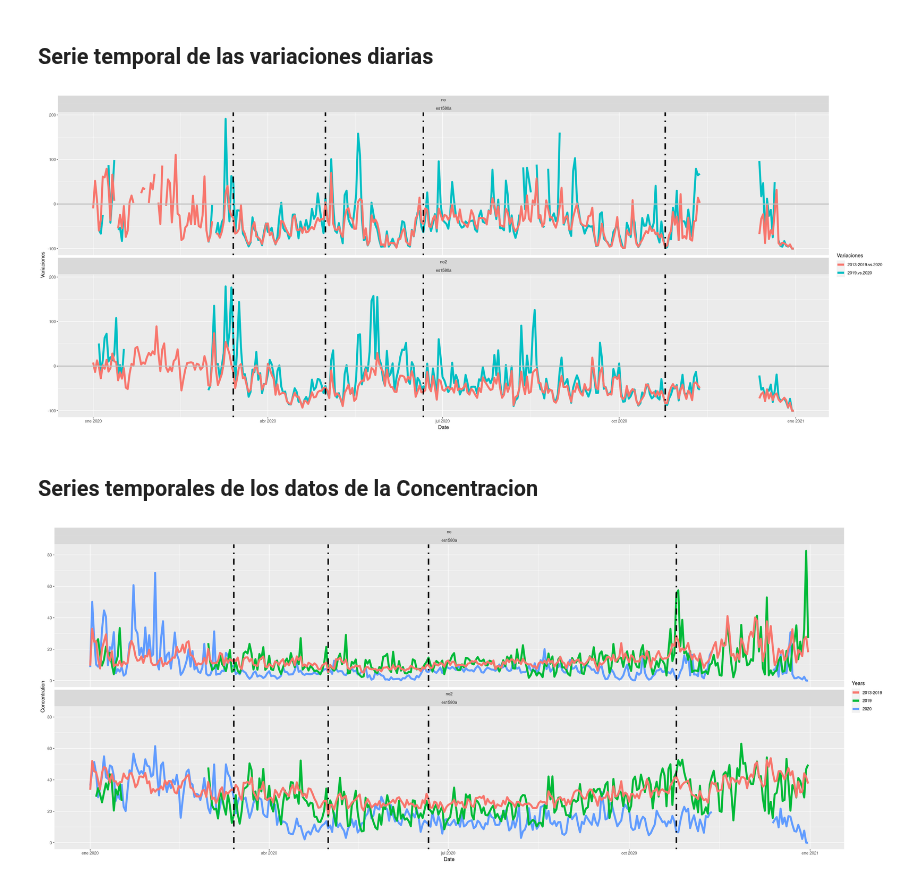
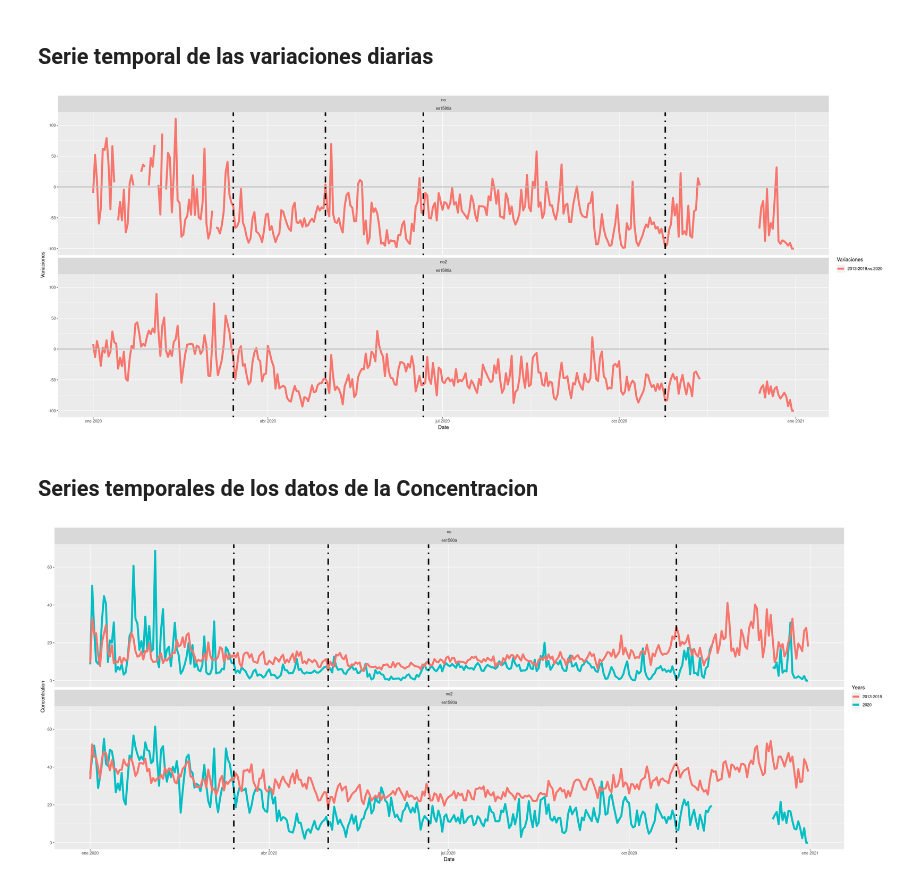
Before and after one commit to Jaimedgp/AirQualityCOVID, a Jupyter notebook: notebooks/Analisis/Relative-Change.ipynb, the cells around one changed output. Drawn from its saved outputs; the diff is of its cells as text; code cells hidden in the pictures.

```diff
--- a/notebooks/Analisis/Relative-Change.ipynb
+++ b/notebooks/Analisis/Relative-Change.ipynb
@@ -19,7 +21,8 @@ site = ""#c("es1580a", "es0118a")
 data.by.file = TRUE
 
 pollutant = c("no2", "no", "o3")#, "pm10", "pm2.5")
-start_dt = 2013
+start_dt = ymd_hms("2013-01-01 00:00:00")
+end_dt = ymd_hms("2020-12-31 00:00:00")
 # %% [markdown]
 # Lockdown dates
 # %%
@@ -44,5 +47,5 @@ periods <- list(
 # %%
 if (site == "" && municipio != "") {
     site <- get.site.municipio(municipio,
-                               fileName="data/curation/sitesAQ.csv")
+                               fileName="data/Curation/sitesAQ.csv")
 }
@@ -49,5 +56,5 @@ if (site == "" && municipio != "") {
 # %%
-data.AQ <- get.AQdata(site, pollutant, start_dt, data.by.file)
+data.AQ <- get.AQdata(site, pollutant, start_dt, end_dt, FALSE)
 head(data.AQ)
 # %% [output]
 A tibble: 6 × 9
@@ -201,15 +216,15 @@ A data.frame: 5 × 7
 # %% [markdown]
 ## Serie temporal de las variaciones diarias
 # %%
-plot.data(var.med, c("2019.vs.2020",
-                     paste(start_dt, "-2019.vs.2020", sep="")), periods, type="var")
+plot.data(var.med, c(paste(year(start_dt), "-",
+                           year(end_dt)-1, ".vs.",
+                           year(end_dt), sep="")), periods, type="var")
 # %% [output]
-[figure, old version]
+[figure, new version]
 # %% [markdown]
 ## Series temporales de los datos de la Concentracion
 # %%
-plot.data(data.all, c("2020",
-                      "2019",
-                      paste(start_dt, "-2019", sep="")), periods, type="aq")
+plot.data(data.all, c(year(end_dt),
+                      paste(year(start_dt), "-", (year(end_dt)-1), sep="")), periods, type="aq")
 # %% [output]
-[figure, old version]
+[figure, new version]
```
Also changed, not shown: parts of 11 cells of this notebook.
